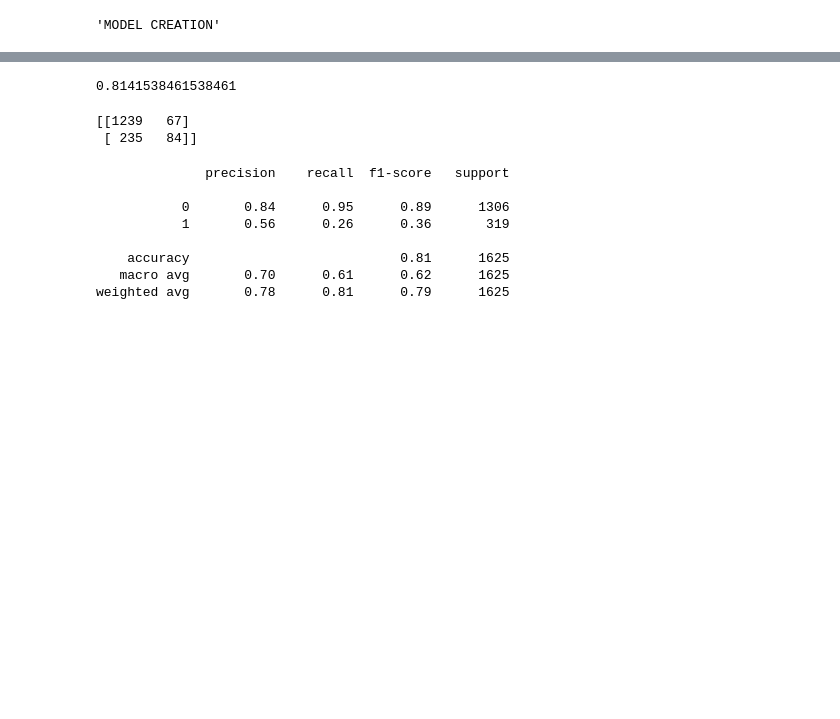
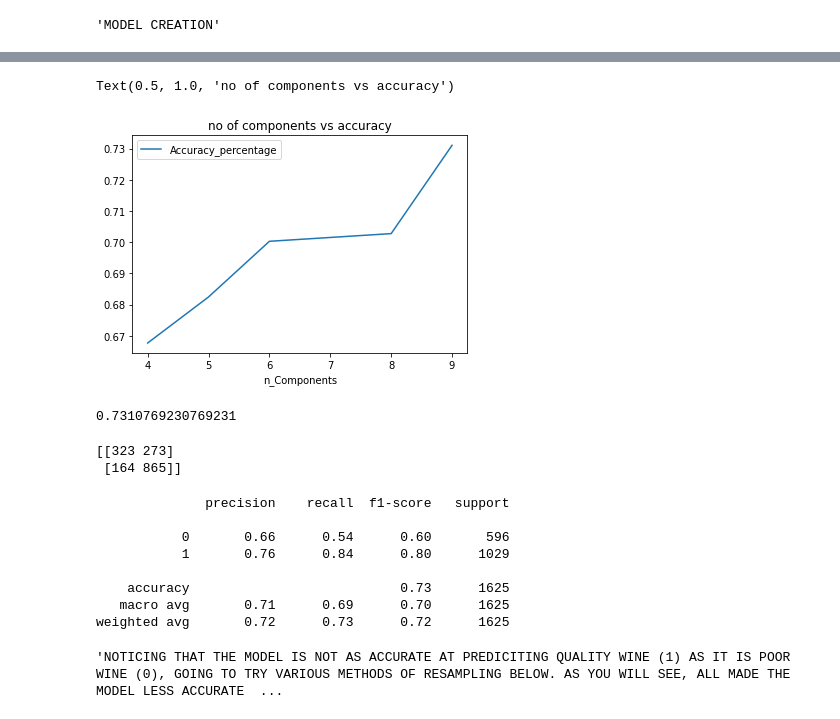
Before and after one commit to sherylla/UCB_Final_Project, a Jupyter notebook: finproj_segment1.ipynb, the cells around one changed output, grey strips where cells are left out. Drawn from its saved outputs; the diff is of its cells as text; code cells hidden in the pictures; blank space fills up the shorter version.

```diff
--- a/finproj_segment1.ipynb
+++ b/finproj_segment1.ipynb
@@ -276,0 +254,39 @@ y_pred = classifier.predict(X_test)
+# %%
+'''BEGIN SEGMENT TWO: PCA'''
+variance_list = [0.95,0.90,0.85,0.80,0.75,0.70]
+
+from sklearn.decomposition import PCA
+
+from sklearn import metrics
+
+benchmark_cols = ['Variance retained','n_Components','Accuracy_percentage']
+benchmark = pd.DataFrame(columns = benchmark_cols)
+
+def benchmark_pca(variance,train_img,train_lbl,test_img,test_lbl):
+    global benchmark
+    print(train_img.shape)
+    pca = PCA(variance)
+    pca.fit(train_img)
+    n_components = pca.n_components_
+    train_img = pca.transform(train_img)
+
+    # pca.fit(test_img)
+    test_img = pca.transform(test_img)
+    logisticRegr = LogisticRegression(solver = 'lbfgs')
+    #start = time.time()
+    logisticRegr.fit(train_img, train_lbl)
+    #end =  time.time()
+
+    #timing = end-start
+
+    # Predict for Multiple Observations (images) at Once
+    predicted = logisticRegr.predict(test_img)
+
+    # generate evaluation metrics
+    accuracy = (metrics.accuracy_score(test_lbl, predicted))
+    #return
+    a = dict(zip(benchmark_cols,[variance,n_components,accuracy]))
+    benchmark = benchmark.append(a,ignore_index=True)
+
+for variance in variance_list:
+    benchmark_pca(variance,X_train,y_train,X_test,y_test)
@@ -276,0 +310,6 @@ y_pred = classifier.predict(X_test)
+# %%
+benchmark.plot(x=1,y=-1)
+plt.title("no of components vs accuracy")
+# %% [output]
+Text(0.5, 1.0, 'no of components vs accuracy')
+[figure, added]
@@ -277,25 +323,28 @@ y_pred = classifier.predict(X_test)
 # %%
-#check accuracy of model
 from sklearn.metrics import accuracy_score
-print(accuracy_score(y_test, y_pred))
+print(accuracy_score(y_test, predictions))
 # %% [output]
-0.8141538461538461
+0.7310769230769231
 # %%
 from sklearn.metrics import confusion_matrix, classification_report
-matrix = confusion_matrix(y_test, y_pred)
+matrix = confusion_matrix(y_test, predictions)
 print(matrix)
 # %% [output]
-[[1239   67]
- [ 235   84]]
+[[323 273]
+ [164 865]]
 # %%
-report = classification_report(y_test, y_pred)
+report = classification_report(y_test, predictions)
 print(report)
 # %% [output]
               precision    recall  f1-score   support
 
-           0       0.84      0.95      0.89      1306
-           1       0.56      0.26      0.36       319
+           0       0.66      0.54      0.60       596
+           1       0.76      0.84      0.80      1029
 
-    accuracy                           0.81      1625
-   macro avg       0.70      0.61      0.62      1625
-weighted avg       0.78      0.81      0.79      1625
+    accuracy                           0.73      1625
+   macro avg       0.71      0.69      0.70      1625
+weighted avg       0.72      0.73      0.72      1625
+# %%
+'''NOTICING THAT THE MODEL IS NOT AS ACCURATE AT PREDICITING QUALITY WINE (1) AS IT IS POOR WINE (0), GOING TO TRY VARIOUS METHODS OF RESAMPLING BELOW. AS YOU WILL SEE, ALL MADE THE MODEL LESS ACCURATE AND ARE THUS NOT ADVISABLE.'''
+# %% [output]
+'NOTICING THAT THE MODEL IS NOT AS ACCURATE AT PREDICITING QUALITY WINE (1) AS IT IS POOR WINE (0), GOING TO TRY VARIOUS METHODS OF RESAMPLING BELOW. AS YOU WILL SEE, ALL MADE THE MODEL LESS ACCURATE  ...
```
Also changed, not shown: parts of 27 cells of this notebook.
